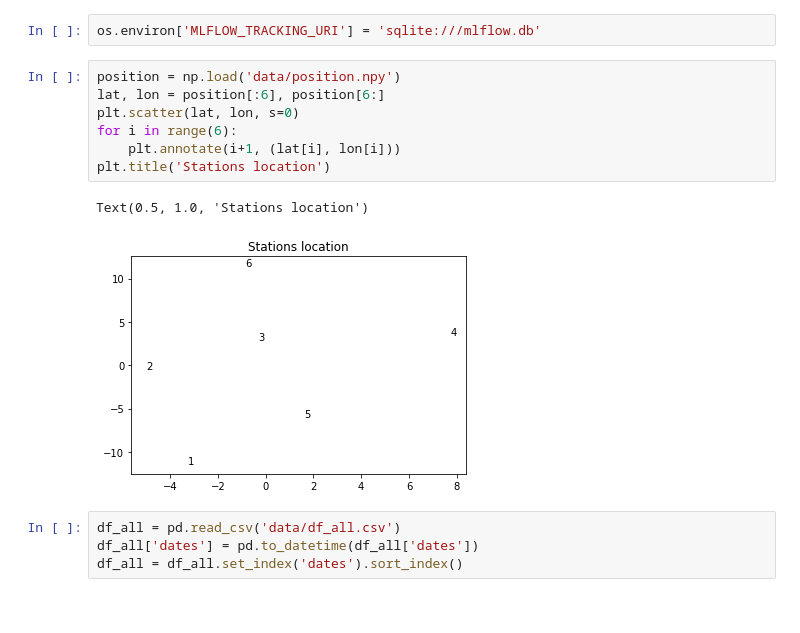
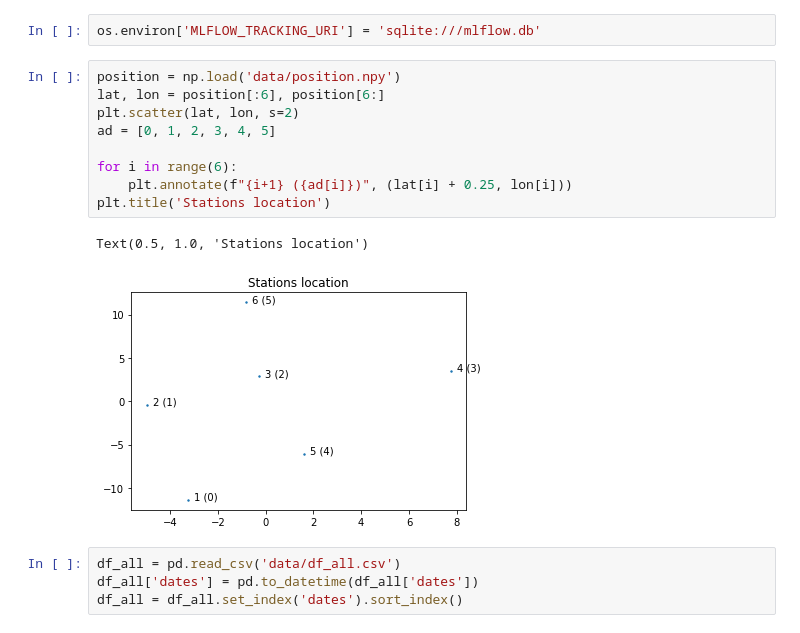
Before and after one commit to saschagaudlitz/Flash, a Jupyter notebook: train_cond.ipynb, the cells around one changed output. Saved outputs shown, nothing was run; the diff lists cells and outputs as text.

```diff
--- a/train_cond.ipynb
+++ b/train_cond.ipynb
@@ -32,13 +29,15 @@ os.environ['MLFLOW_TRACKING_URI'] = 'sqlite:///mlflow.db'
 # %%
 position = np.load('data/position.npy')
 lat, lon = position[:6], position[6:]
-plt.scatter(lat, lon, s=0)
+plt.scatter(lat, lon, s=2)
+ad = [0, 1, 2, 3, 4, 5]
+
 for i in range(6):
-    plt.annotate(i+1, (lat[i], lon[i]))
+    plt.annotate(f"{i+1} ({ad[i]})", (lat[i] + 0.25, lon[i]))
 plt.title('Stations location')
 # %% [output]
 Text(0.5, 1.0, 'Stations location')
-[figure, old version]
+[figure, new version]
 # %%
 df_all = pd.read_csv('data/df_all.csv')
 df_all['dates'] = pd.to_datetime(df_all['dates'])
```
Also changed, not shown: parts of 3 cells of this notebook, 4 other files.
